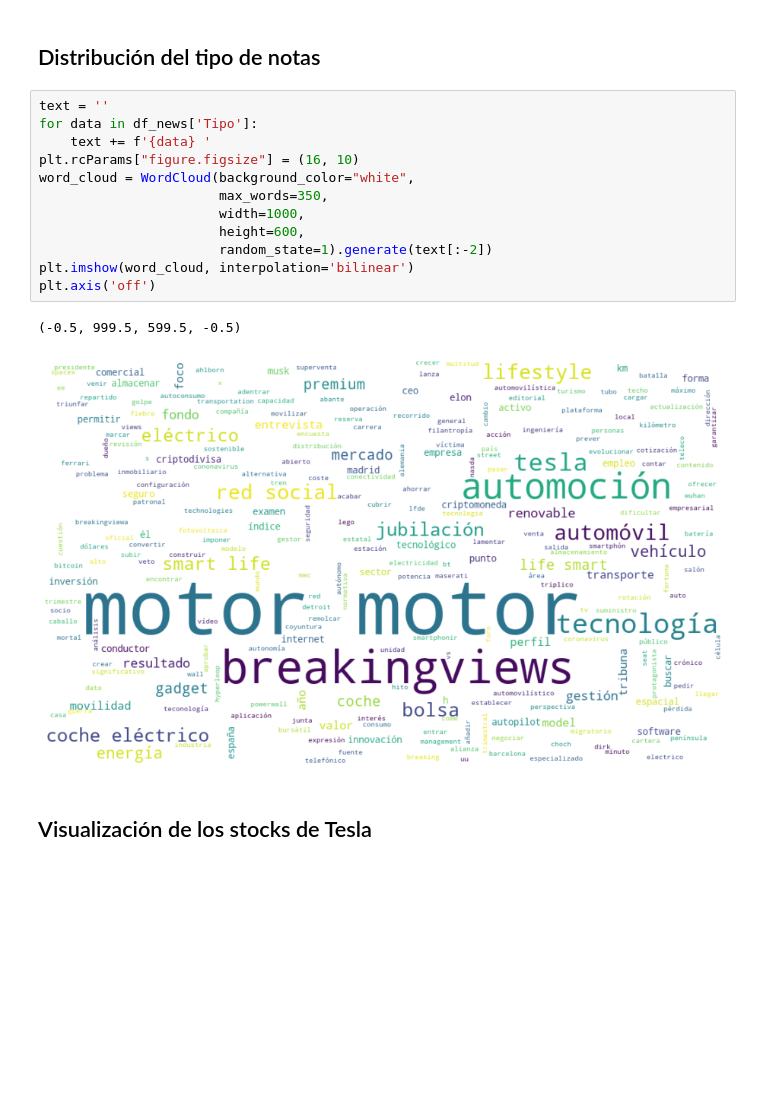
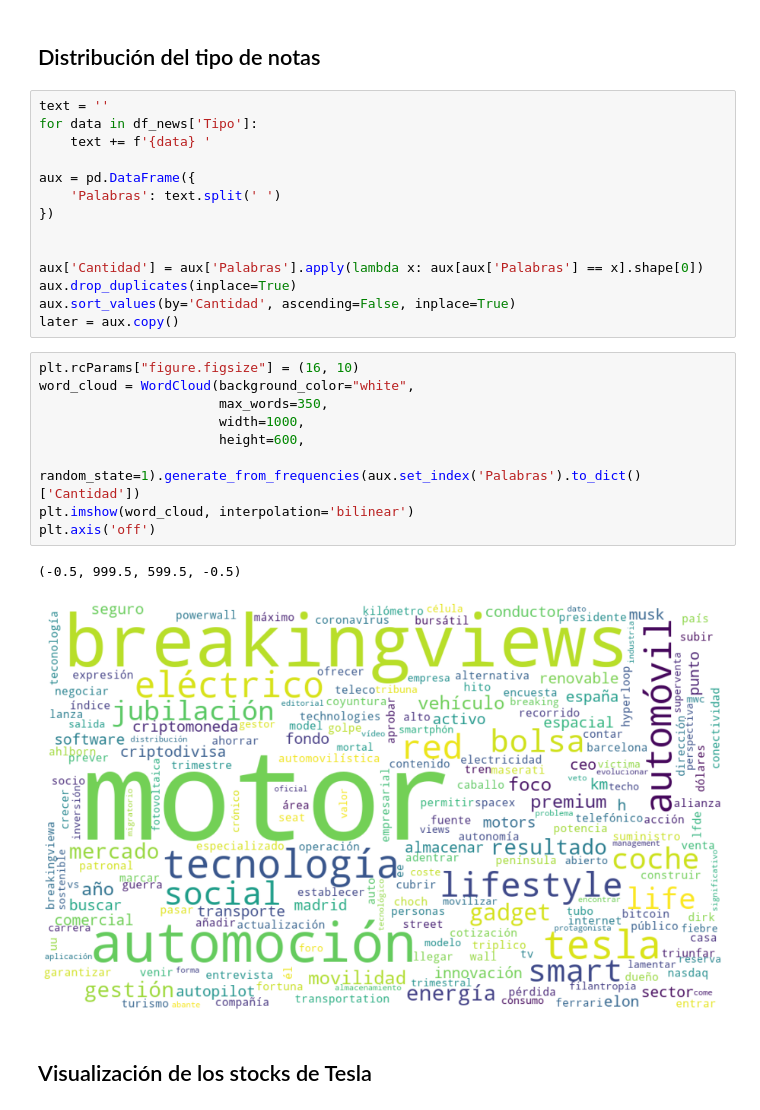
Before and after one commit to Ger-dot-m/vento-aureo, a Jupyter notebook: Hoja de análisis.ipynb, the cells around one changed output. Saved outputs shown, nothing was run; the diff lists cells and outputs as text; blank space fills up the shorter version.

```diff
--- a/Hoja de análisis.ipynb
+++ b/Hoja de análisis.ipynb
@@ -98,21 +98,32 @@ nan
 nan
 # %% [markdown]
 ## Distribución del tipo de notas
+# %%
+text = ''
+for data in df_news['Tipo']:
+    text += f'{data} '
+
+aux = pd.DataFrame({
+    'Palabras': text.split(' ')
+})
+
+
+aux['Cantidad'] = aux['Palabras'].apply(lambda x: aux[aux['Palabras'] == x].shape[0])
+aux.drop_duplicates(inplace=True)
+aux.sort_values(by='Cantidad', ascending=False, inplace=True)
+later = aux.copy()
 # %%
-text = ''
-for data in df_news['Tipo']:
-    text += f'{data} '
 plt.rcParams["figure.figsize"] = (16, 10)
 word_cloud = WordCloud(background_color="white",
                        max_words=350,
                        width=1000,
                        height=600,
-                       random_state=1).generate(text[:-2])
+                       random_state=1).generate_from_frequencies(aux.set_index('Palabras').to_dict()['Cantidad'])
 plt.imshow(word_cloud, interpolation='bilinear')
 plt.axis('off')
 # %% [output]
 (-0.5, 999.5, 599.5, -0.5)
-[figure, old version]
+[figure, new version]
 # %% [markdown]
 ## Visualización de los stocks de Tesla
 # %%
```
Also changed, not shown: parts of 27 cells of this notebook, 3 other files.
